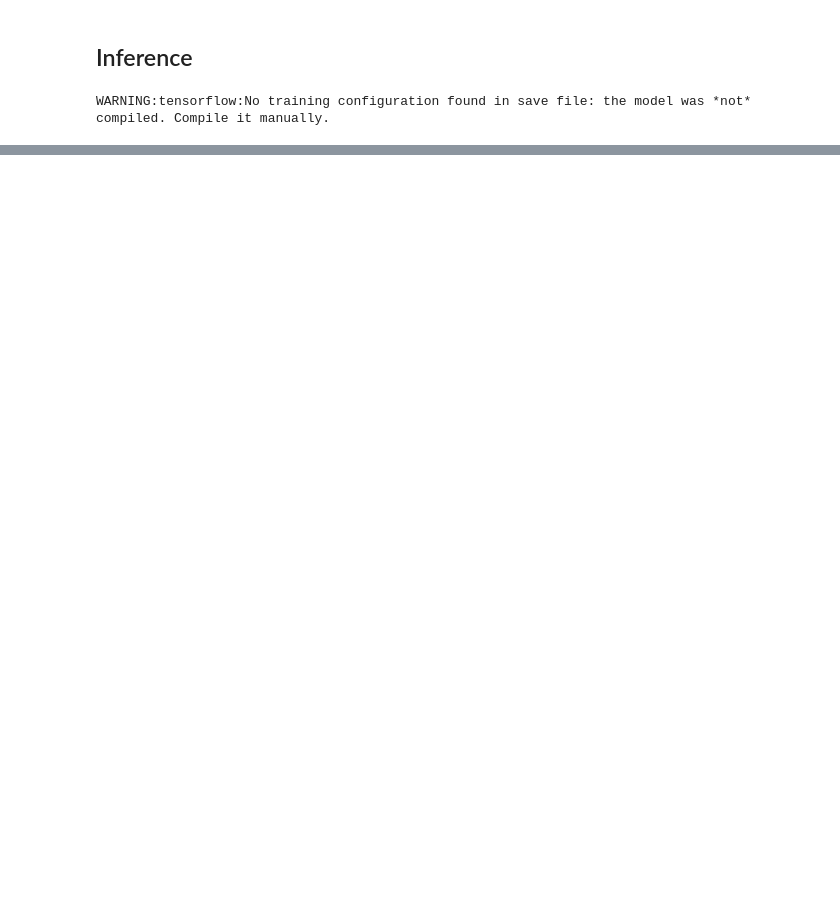
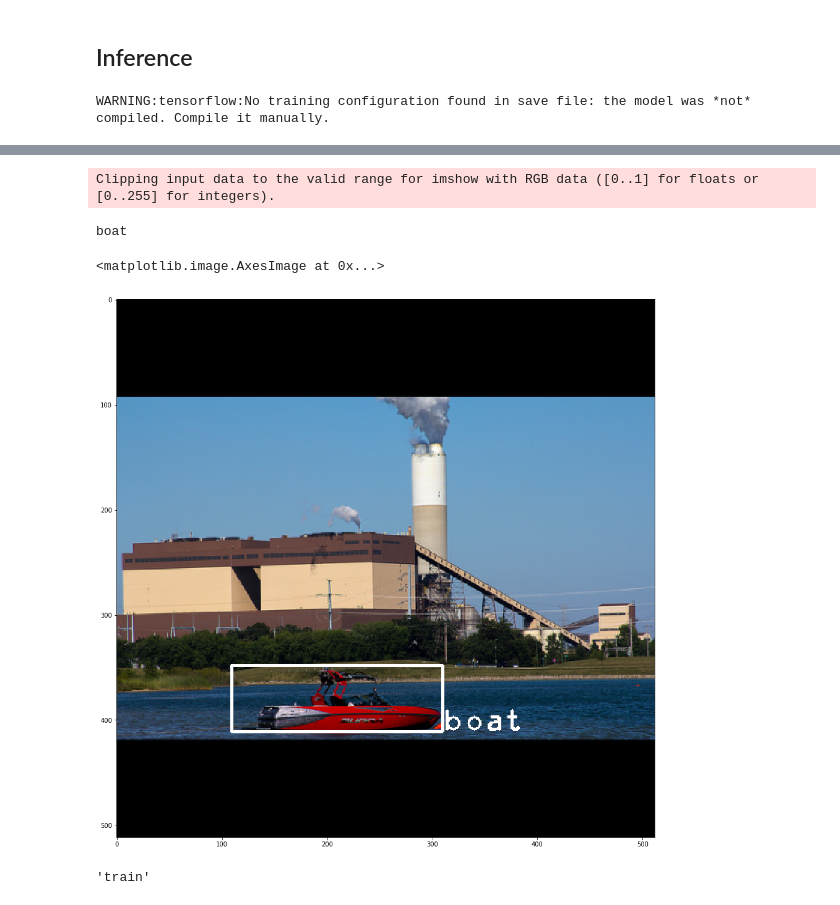
Before and after one commit to rajesh1226/fastestimator, a Jupyter notebook: apphub/image_detection/retinanet_coco/retinanet_coco.ipynb, the cells around one changed output, grey strips where cells are left out. Drawn from its saved outputs; the diff is of its cells as text; code cells hidden in the pictures; blank space fills up the shorter version.

```diff
--- a/apphub/image_detection/retinanet_coco/retinanet_coco.ipynb
+++ b/apphub/image_detection/retinanet_coco/retinanet_coco.ipynb
@@ -19,6 +22,7 @@ from fastestimator.util.compute_overlap import compute_overlap
 # %%
 WIDTH = 512
 HEIGHT = 512
+num_classes = 6+1
 # %% [markdown]
 ### Load SVHN data set
 
@@ -625 +653,3 @@ TensorShape([32, 512, 512, 3])
+# %%
+font = cv2.FONT_HERSHEY_PLAIN
 # %%
@@ -686,15 +740,0 @@ loc_pred_abs = loc_pred_abs.numpy()
-# %%
-# cls_pred pertains to batch, whereas ele_cls_pred pertains to an element of a batch
-
-batch_idx = np.random.randint(0,32)
-elem_selected_indices = selected_indices_padded[batch_idx]
-elem_valid_outputs = valid_outputs[batch_idx]
-elem_cls_pred = cls_pred[batch_idx]
-elem_loc_pred_abs = loc_pred_abs[batch_idx]
-
-indices = elem_selected_indices[:elem_valid_outputs] # indices into anchor boxes
-indices = indices.numpy()
-
-predicted_cls = elem_cls_pred[indices]
-predicted_cls = np.argmax(predicted_cls,-1)
-predicted_bbox = elem_loc_pred_abs[indices]
@@ -704,11 +740,0 @@ im = im.numpy()
-# %%
-fig = plt.figure(figsize=(10,10))
-for bbox_index in range(len(predicted_bbox)):
-    x1,y1,x2,y2 = predicted_bbox[bbox_index]
-    cls = predicted_cls[bbox_index]
-    cls = str(cls)
-    cv2.rectangle(im, (int(x1), int(y1)), (int(x2), int(y2)), (255, 255, 255), 2)
-    cv2.putText(im, cls, (int(x1), int(y1)-15), font, 1, (255,255,255),2, cv2.LINE_AA, False)
-    cv2.putText(im, cls, (int(x1)+3, int(y1)-12), font, 1, (255,255,0),2, cv2.LINE_AA, False)
-
-plt.imshow(im)
@@ -724,0 +745,25 @@ array([9, 1])
+# %%
+im = batch_images[batch_idx]
+im = im.numpy()
+
+fig = plt.figure(figsize=(16,16))
+for bbox_index in range(len(predicted_bbox)):
+
+    x1,y1,x2,y2 = predicted_bbox[bbox_index]
+    cls = predicted_cls[bbox_index]
+    cls = index2cat[cls]
+    print(cls)
+    cv2.rectangle(im, (int(x1), int(y1)), (int(x2), int(y2)), (255, 255, 255), 2)
+    cv2.putText(im, cls, (int(x2), int(y2)), font, 2, (255,255,255),2,cv2.LINE_AA, False)
+#     cv2.putText(im, cls, (int(x1)+1, int(y1)-14), font, 1, (255,255,0),9, cv2.LINE_AA, False)
+
+plt.imshow(im)
+# %% [output]
+Clipping input data to the valid range for imshow with RGB data ([0..1] for floats or [0..255] for integers).
+boat
+<matplotlib.image.AxesImage at 0x...>
+[figure, added]
+# %%
+cls
+# %% [output]
+'train'
```
Also changed, not shown: parts of 44 cells of this notebook.
